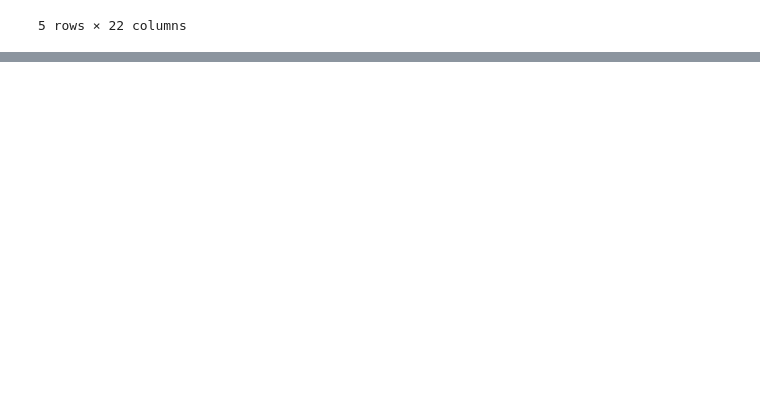
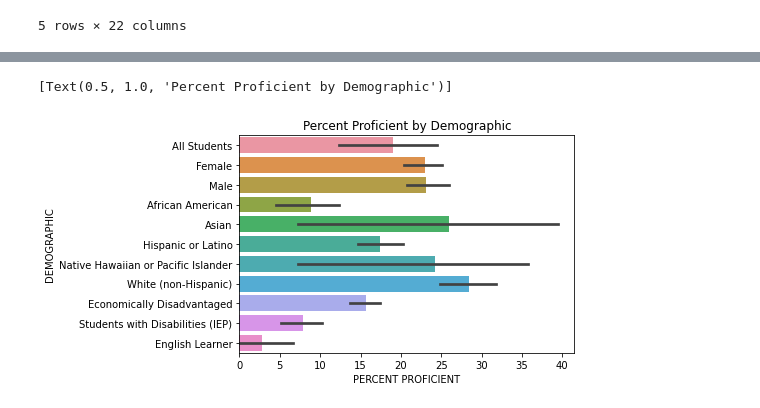
Before and after one commit to yathridv/data_1_checks, a Jupyter notebook: kc_2.ipynb, the cells around one changed output, grey strips where cells are left out. Cells and saved outputs as stored; diff of their text form; code cells hidden in the pictures; blank space fills up the shorter version.

```diff
--- a/kc_2.ipynb
+++ b/kc_2.ipynb
@@ -33,0 +50,6 @@ sns.scatterplot(x=df['DEMOGRAPHIC'],
+# %%
+
+sns.barplot(data=df, x=df['PERCENT PROFICIENT'], y=df['DEMOGRAPHIC']).set(title='Percent Proficient by Demographic')
+# %% [output]
+[Text(0.5, 1.0, 'Percent Proficient by Demographic')]
+[figure, added]
```
Also changed, not shown: parts of 6 cells of this notebook.
